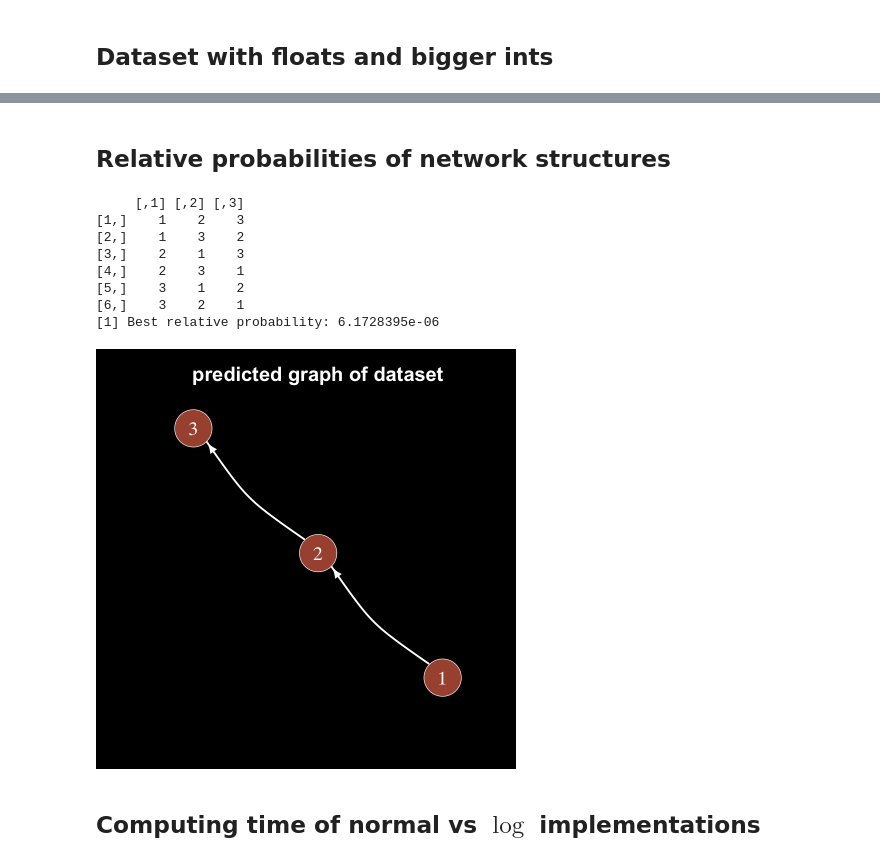
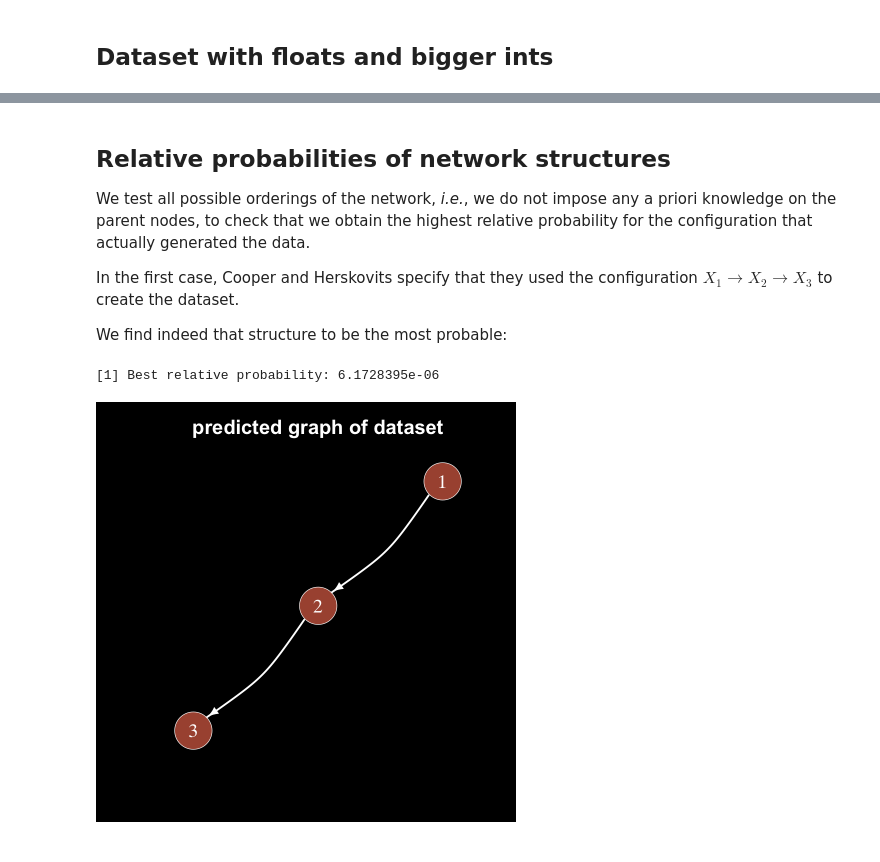
Before and after one commit to ElHuaco/Bayesian-topology, a Jupyter notebook: src/k2.ipynb, the cells around one changed output, grey strips where cells are left out. Saved outputs shown, nothing was run; the diff lists cells and outputs as text; code cells hidden in the pictures.

```diff
--- a/src/k2.ipynb
+++ b/src/k2.ipynb
@@ -119,34 +116,29 @@ Parents of node  7 :      4, 5
 # %% [markdown]
 ## Relative probabilities of network structures
+
+We test all possible orderings of the network, _i.e._, we do not impose any a priori knowledge on the parent nodes, to check that we obtain the highest relative probability for the configuration that actually generated the data.
+
+In the first case, Cooper and Herskovits specify that they used the configuration $X_1\rightarrow X_2 \rightarrow X_3$ to create the dataset.
+
+We find indeed that structure to be the most probable:
 # %%
 # k2 must return also the relative probability
 x1 <- c(1,1,0,1,0,0,1,0,1,0)
 x2 <- c(0,1,0,1,0,1,1,0,1,0)
 x3<- c(0,1,1,1,0,1,1,0,1,0)
-
 D <- data.frame(x1, x2, x3)
 orders <- permutations(3, 3, c(1,2,3))
-print(orders)
 best_prob <- 0.0
 for (i in 1:nrow(orders)){
-    result <- k2(orders[i,], 2, D, print_result = FALSE)
+    result <- k2(D, 2, order = orders[i,])
     prob <- result[[2]]
     if (prob > best_prob){
         best_result <- result
         best_prob <- prob
     }
 }
 plot_graph(best_result[[1]])
 print(noquote(sprintf("Best relative probability: %.7e", best_result[[2]])))
 # %% [output]
-     [,1] [,2] [,3]
-[1,]    1    2    3
-[2,]    1    3    2
-[3,]    2    1    3
-[4,]    2    3    1
-[5,]    3    1    2
-[6,]    3    2    1
 [1] Best relative probability: 6.1728395e-06
-[figure, old version]
+[figure, new version]
-# %% [markdown]
-## Computing time of normal vs $\log$  implementations
```
Also changed, not shown: parts of 25 cells of this notebook, 4 other files.
